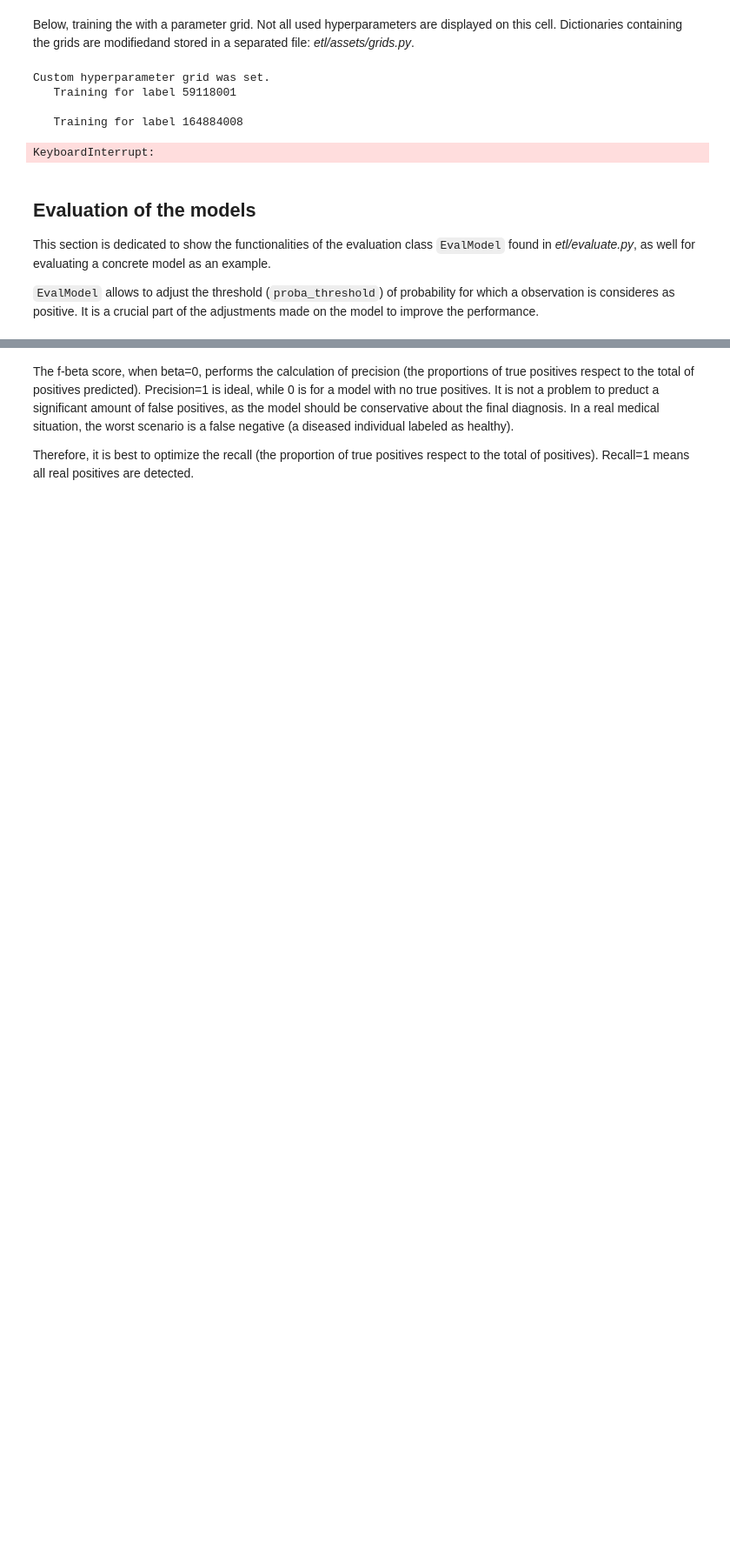
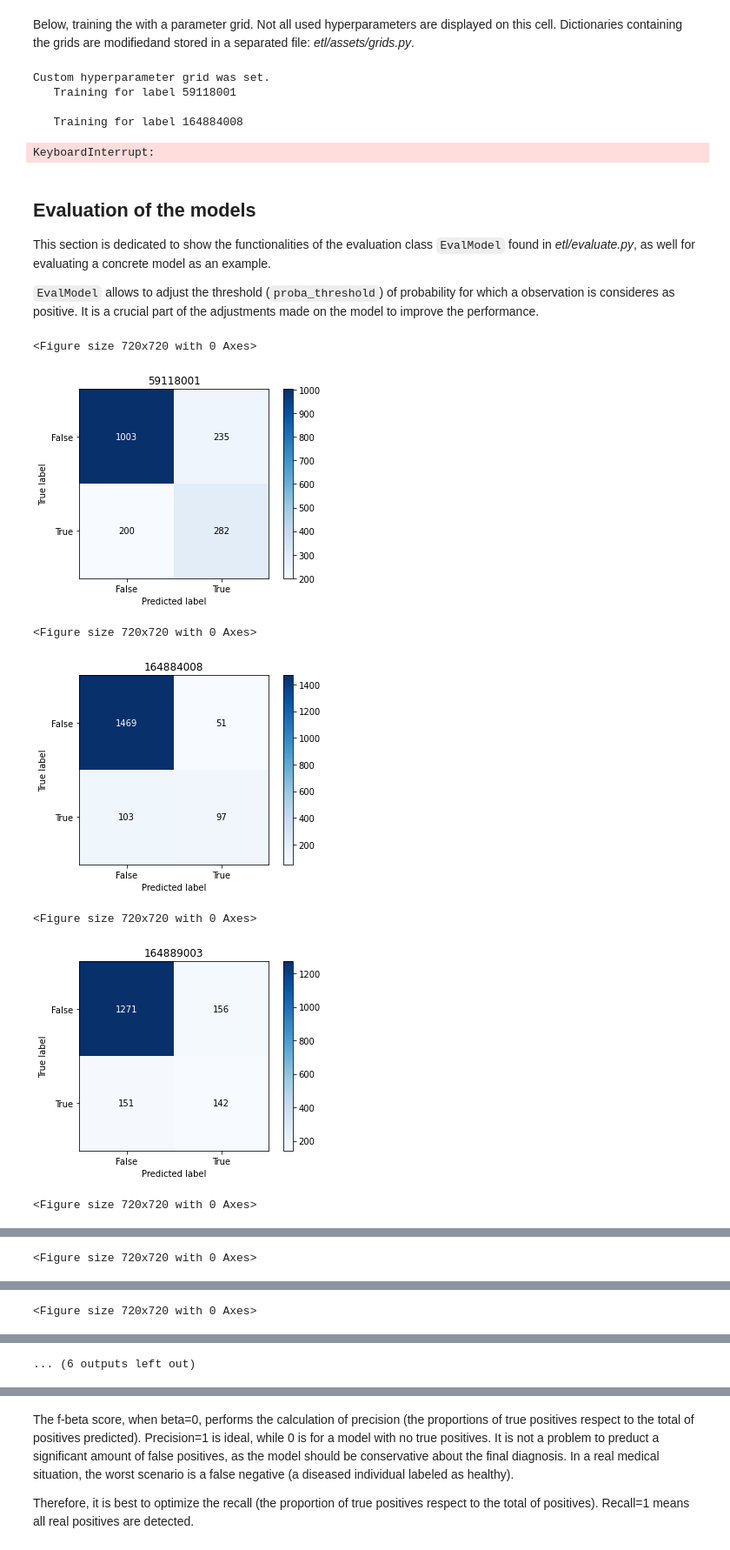
Before and after one commit to GHernandezRetuerto/Final-Thesis, a Jupyter notebook: Guillermo_Hernandez_TFM_v1.ipynb, the cells around one changed output, grey strips where cells are left out. Shown at 87% size. Saved outputs shown, nothing was run; the diff lists cells and outputs as text; code cells hidden in the pictures; blank space fills up the shorter version.

```diff
--- a/Guillermo_Hernandez_TFM_v1.ipynb
+++ b/Guillermo_Hernandez_TFM_v1.ipynb
@@ -659,0 +646,10 @@ eval_rf = EvalModel(model_path=model_path,
+# %%
+eval_rf.plot_confusion()
+# %% [output]
+<Figure size 720x720 with 0 Axes>
+[figure, added]
+<Figure size 720x720 with 0 Axes>
+[figure, added]
+<Figure size 720x720 with 0 Axes>
+[figure, added]
+<Figure size 720x720 with 0 Axes>
@@ -659,0 +657 @@ eval_rf = EvalModel(model_path=model_path,
+<Figure size 720x720 with 0 Axes>
@@ -659,0 +659 @@ eval_rf = EvalModel(model_path=model_path,
+<Figure size 720x720 with 0 Axes>
@@ -660,3 +661,4 @@ eval_rf = EvalModel(model_path=model_path,
+... (6 outputs left out)
 # %%
 eval_rf.plot_lift()
 # %% [output]
```
Also changed, not shown: parts of 12 cells of this notebook, 4 other files.
